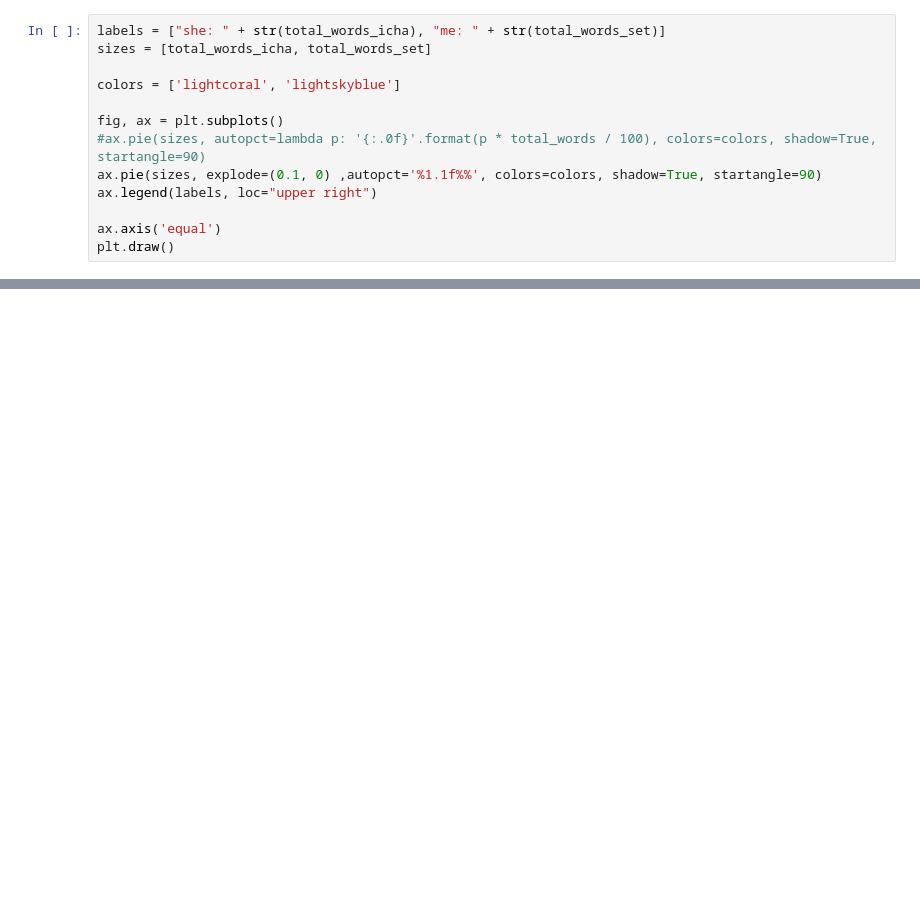
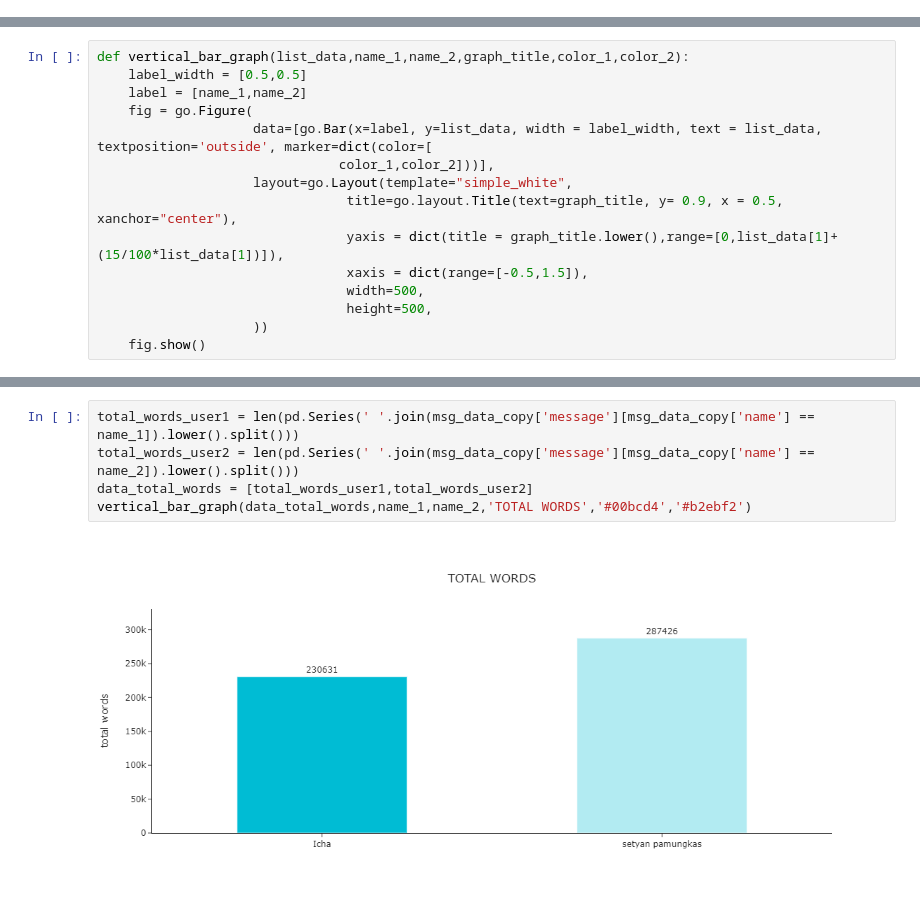
Before and after one commit to setyanp/LineChat, a Jupyter notebook: nafisa.ipynb, the cells around one changed output, grey strips where cells are left out. Saved outputs shown, nothing was run; the diff lists cells and outputs as text; blank space fills up the shorter version.

```diff
--- a/nafisa.ipynb
+++ b/nafisa.ipynb
@@ -103,13 +8,0 @@ print (average_set)
-# %%
-labels = ["she: " + str(total_words_icha), "me: " + str(total_words_set)]
-sizes = [total_words_icha, total_words_set]
-
-colors = ['lightcoral', 'lightskyblue']
-
-fig, ax = plt.subplots()
-#ax.pie(sizes, autopct=lambda p: '{:.0f}'.format(p * total_words / 100), colors=colors, shadow=True, startangle=90)
-ax.pie(sizes, explode=(0.1, 0) ,autopct='%1.1f%%', colors=colors, shadow=True, startangle=90)
-ax.legend(labels, loc="upper right")
-
-ax.axis('equal')
-plt.draw()
@@ -117,0 +79,15 @@ plt.draw()
+# %%
+def vertical_bar_graph(list_data,name_1,name_2,graph_title,color_1,color_2):
+    label_width = [0.5,0.5]
+    label = [name_1,name_2]
+    fig = go.Figure(
+                    data=[go.Bar(x=label, y=list_data, width = label_width, text = list_data, textposition='outside', marker=dict(color=[
+                               color_1,color_2]))],
+                    layout=go.Layout(template="simple_white",
+                                title=go.layout.Title(text=graph_title, y= 0.9, x = 0.5, xanchor="center"),
+                                yaxis = dict(title = graph_title.lower(),range=[0,list_data[1]+(15/100*list_data[1])]),
+                                xaxis = dict(range=[-0.5,1.5]),
+                                width=500,
+                                height=500,
+                    ))
+    fig.show()
@@ -233,0 +227,7 @@ plt.show()
+# %%
+total_words_user1 = len(pd.Series(' '.join(msg_data_copy['message'][msg_data_copy['name'] == name_1]).lower().split()))
+total_words_user2 = len(pd.Series(' '.join(msg_data_copy['message'][msg_data_copy['name'] == name_2]).lower().split()))
+data_total_words = [total_words_user1,total_words_user2]
+vertical_bar_graph(data_total_words,name_1,name_2,'TOTAL WORDS','#00bcd4','#b2ebf2')
+# %% [output]
+[figure, added]
```
Also changed, not shown: parts of 26 cells of this notebook, 5 other files.
